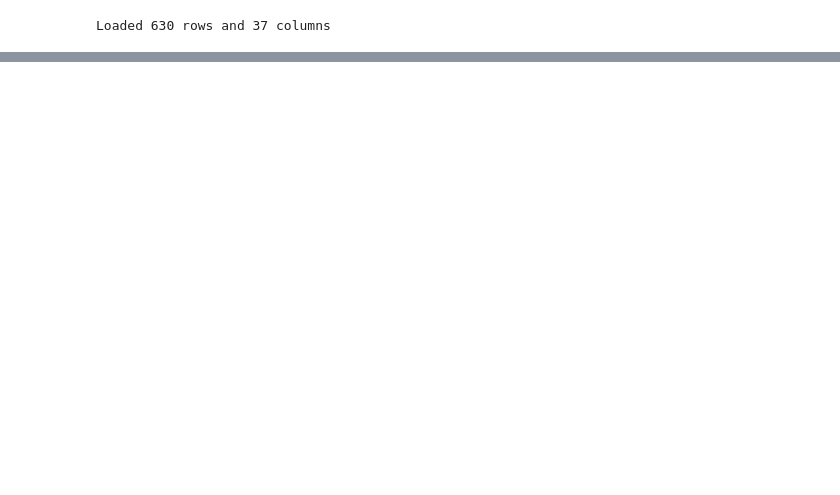
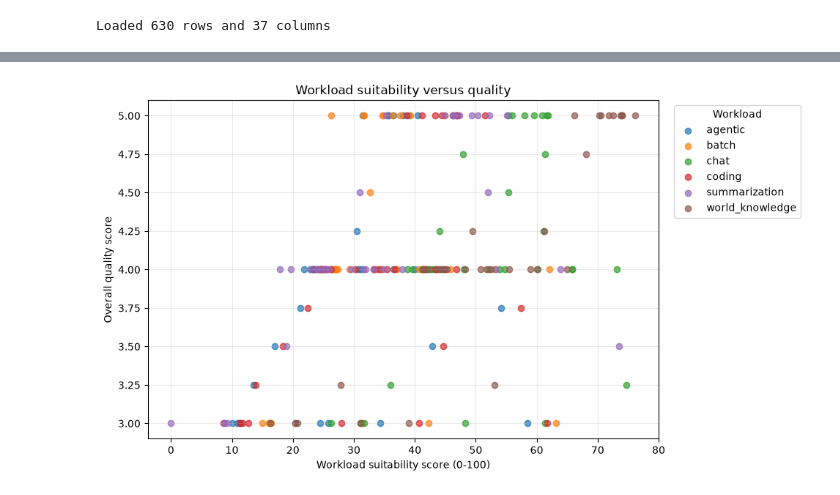
Before and after one commit to Dilusha-M/efficient-llm-inference-research, a Jupyter notebook: analysis/notebooks/06_suitability_framework.ipynb, the cells around one changed output, grey strips where cells are left out. Cells and saved outputs as stored; diff of their text form; code cells hidden in the pictures; blank space fills up the shorter version.

Commit message:
suitability framework analysis notebook updated

```diff
--- a/analysis/notebooks/06_suitability_framework.ipynb
+++ b/analysis/notebooks/06_suitability_framework.ipynb
@@ -154,0 +53,16 @@ WindowsPath('D:/Projects/efficient-llm-inference-research/analysis/tables/06_wor
+# %%
+def min_max_score(series, higher_is_better=True):
+    score = pd.Series(float('nan'), index=series.index, dtype='float64')
+    valid = series.notna()
+    if not valid.any(): return score
+    low, high = series.loc[valid].min(), series.loc[valid].max()
+    if low == high: score.loc[valid] = 100.0
+    else:
+        normalized = (series.loc[valid] - low) / (high - low) * 100.0
+        score.loc[valid] = normalized if higher_is_better else 100.0 - normalized
+    return score
+configuration['prefill_score'] = min_max_score(configuration['prompt_eval_tps'])
+configuration['decode_score'] = min_max_score(configuration['decode_tps'])
+configuration['ttft_score'] = min_max_score(configuration['time_to_first_token'], False)
+configuration['quality_score'] = min_max_score(configuration['overall_score'])
+configuration['memory_efficiency_score'] = min_max_score(configuration['memory_usage_mb'], False)
@@ -154,0 +73,15 @@ WindowsPath('D:/Projects/efficient-llm-inference-research/analysis/tables/06_wor
+# %%
+SCORE_COLUMNS = {'prefill':'prefill_score', 'decode':'decode_score', 'ttft':'ttft_score', 'quality':'quality_score', 'memory':'memory_efficiency_score'}
+def workload_score(row):
+    weights = WORKLOAD_WEIGHTS.get(row['workload'], {})
+    available = {m: row[SCORE_COLUMNS[m]] for m in weights if pd.notna(row[SCORE_COLUMNS[m]])}
+    if not available: return float('nan')
+    total = sum(weights[m] for m in available)
+    return sum(available[m] * weights[m] for m in available) / total
+configuration['workload_suitability_score'] = configuration.apply(workload_score, axis=1)
+configuration['classification'] = 'Not practical'
+configuration.loc[configuration['workload_suitability_score'].ge(CONDITIONAL_THRESHOLD), 'classification'] = 'Conditionally suitable'
+configuration.loc[configuration['workload_suitability_score'].ge(SUITABLE_THRESHOLD), 'classification'] = 'Suitable'
+ranking = configuration.rename(columns={'workload_suitability_score':'suitability_score', 'time_to_first_token':'TTFT', 'vram_usage':'VRAM', 'ram_usage':'RAM'})[['hardware','model','workload','architecture','suitability_score','classification','decode_tps','prompt_eval_tps','TTFT','overall_score','VRAM','RAM']].sort_values(['workload','suitability_score'], ascending=[True,False])
+display(ranking)
+save_table(ranking, '06_hardware_model_workload_suitability_ranking.csv')
@@ -154,0 +132,8 @@ WindowsPath('D:/Projects/efficient-llm-inference-research/analysis/tables/06_wor
+# %%
+fig, ax = plt.subplots(figsize=(9, 6))
+for workload, subset in ranking.dropna(subset=['suitability_score','overall_score']).groupby('workload'):
+    ax.scatter(subset['suitability_score'], subset['overall_score'], label=workload, alpha=.7)
+ax.set_title('Workload suitability versus quality'); ax.set_xlabel('Workload suitability score (0-100)'); ax.set_ylabel('Overall quality score'); ax.legend(title='Workload', bbox_to_anchor=(1.02,1), loc='upper left'); ax.grid(alpha=.25)
+save_figure(fig, '06_suitability_vs_quality.png'); plt.show()
+# %% [output]
+[figure, added]
```
Also changed, not shown: parts of 27 cells of this notebook, 5 other files.
